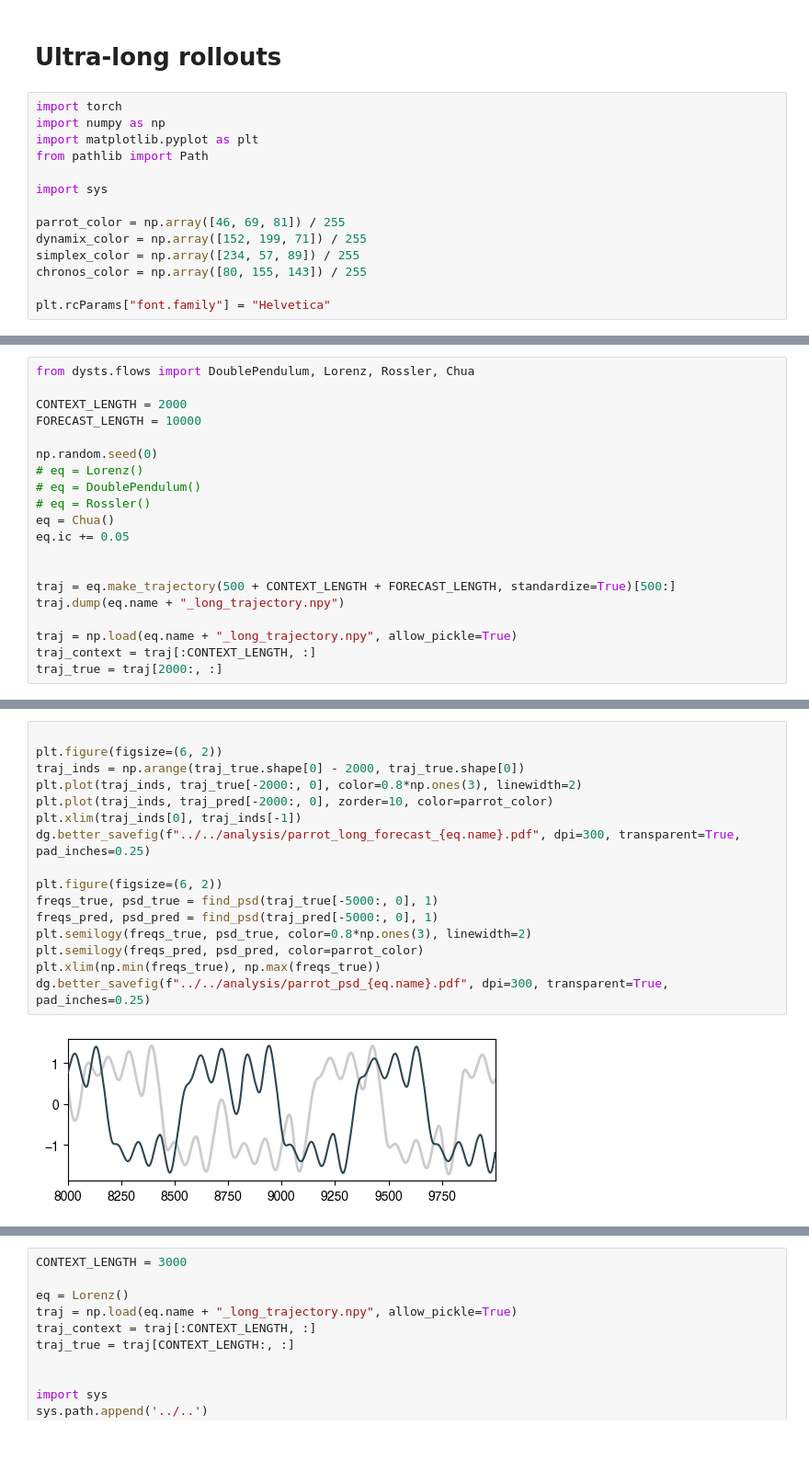
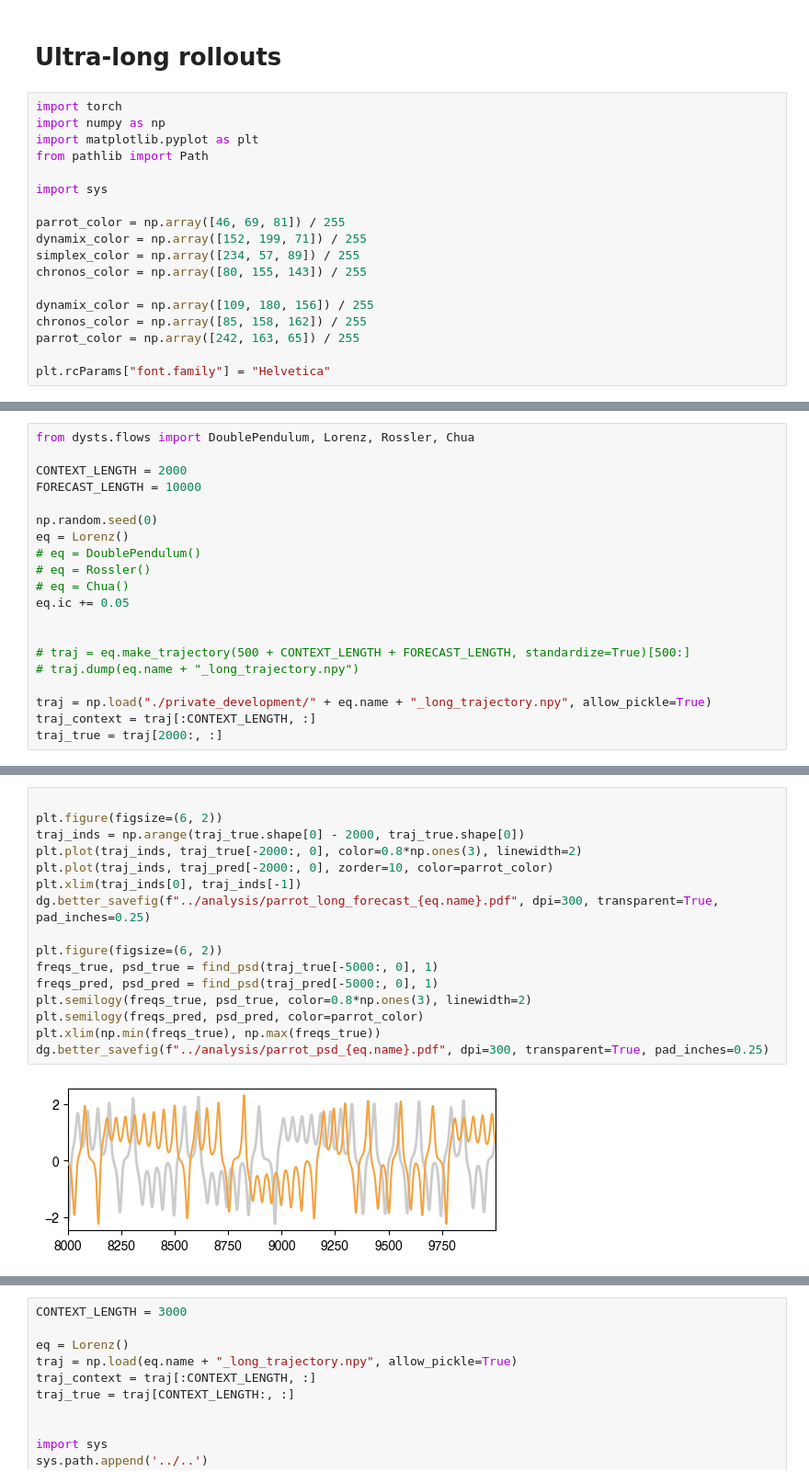
Before and after one commit to y-z-zhang/parroting, a Jupyter notebook: benchmark/benchmark_long_rollouts.ipynb, the cells around one changed output, grey strips where cells are left out. Shown at 92% size. Cells and saved outputs as stored; diff of their text form; blank space fills up the shorter version.

Commit message:
update plot colors

```diff
--- a/benchmark/benchmark_long_rollouts.ipynb
+++ b/benchmark/benchmark_long_rollouts.ipynb
@@ -13,4 +13,8 @@ dynamix_color = np.array([152, 199, 71]) / 255
 simplex_color = np.array([234, 57, 89]) / 255
 chronos_color = np.array([80, 155, 143]) / 255
 
+dynamix_color = np.array([109, 180, 156]) / 255
+chronos_color = np.array([85, 158, 162]) / 255
+parrot_color = np.array([242, 163, 65]) / 255
+
 plt.rcParams["font.family"] = "Helvetica"
@@ -21,17 +65,17 @@ CONTEXT_LENGTH = 2000
 FORECAST_LENGTH = 10000
 
 np.random.seed(0)
-# eq = Lorenz()
+eq = Lorenz()
 # eq = DoublePendulum()
 # eq = Rossler()
-eq = Chua()
+# eq = Chua()
 eq.ic += 0.05
 
 
-traj = eq.make_trajectory(500 + CONTEXT_LENGTH + FORECAST_LENGTH, standardize=True)[500:]
-traj.dump(eq.name + "_long_trajectory.npy")
+# traj = eq.make_trajectory(500 + CONTEXT_LENGTH + FORECAST_LENGTH, standardize=True)[500:]
+# traj.dump(eq.name + "_long_trajectory.npy")
 
-traj = np.load(eq.name + "_long_trajectory.npy", allow_pickle=True)
+traj = np.load("./private_development/" + eq.name + "_long_trajectory.npy", allow_pickle=True)
 traj_context = traj[:CONTEXT_LENGTH, :]
 traj_true = traj[2000:, :]
 # %%
@@ -131,18 +135,18 @@ traj_pred = np.array(traj_pred).T
 # %%
 
 plt.figure(figsize=(6, 2))
 traj_inds = np.arange(traj_true.shape[0] - 2000, traj_true.shape[0])
 plt.plot(traj_inds, traj_true[-2000:, 0], color=0.8*np.ones(3), linewidth=2)
 plt.plot(traj_inds, traj_pred[-2000:, 0], zorder=10, color=parrot_color)
 plt.xlim(traj_inds[0], traj_inds[-1])
-dg.better_savefig(f"../../analysis/parrot_long_forecast_{eq.name}.pdf", dpi=300, transparent=True, pad_inches=0.25)
+dg.better_savefig(f"../analysis/parrot_long_forecast_{eq.name}.pdf", dpi=300, transparent=True, pad_inches=0.25)
 
 plt.figure(figsize=(6, 2))
 freqs_true, psd_true = find_psd(traj_true[-5000:, 0], 1)
 freqs_pred, psd_pred = find_psd(traj_pred[-5000:, 0], 1)
 plt.semilogy(freqs_true, psd_true, color=0.8*np.ones(3), linewidth=2)
 plt.semilogy(freqs_pred, psd_pred, color=parrot_color)
 plt.xlim(np.min(freqs_true), np.max(freqs_true))
-dg.better_savefig(f"../../analysis/parrot_psd_{eq.name}.pdf", dpi=300, transparent=True, pad_inches=0.25)
+dg.better_savefig(f"../analysis/parrot_psd_{eq.name}.pdf", dpi=300, transparent=True, pad_inches=0.25)
 # %% [output]
-[figure, old version]
+[figure, new version]
```
Also changed, not shown: parts of 10 cells of this notebook, 28 other files.
